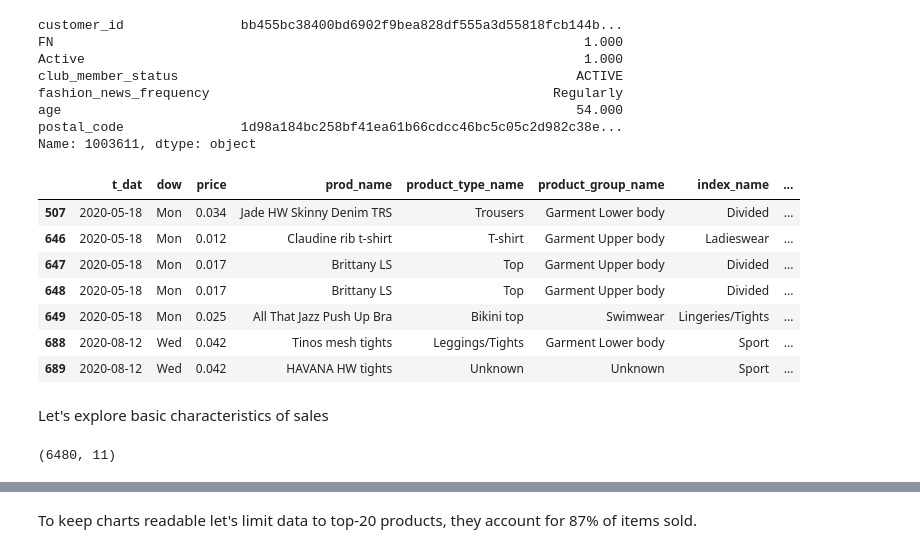
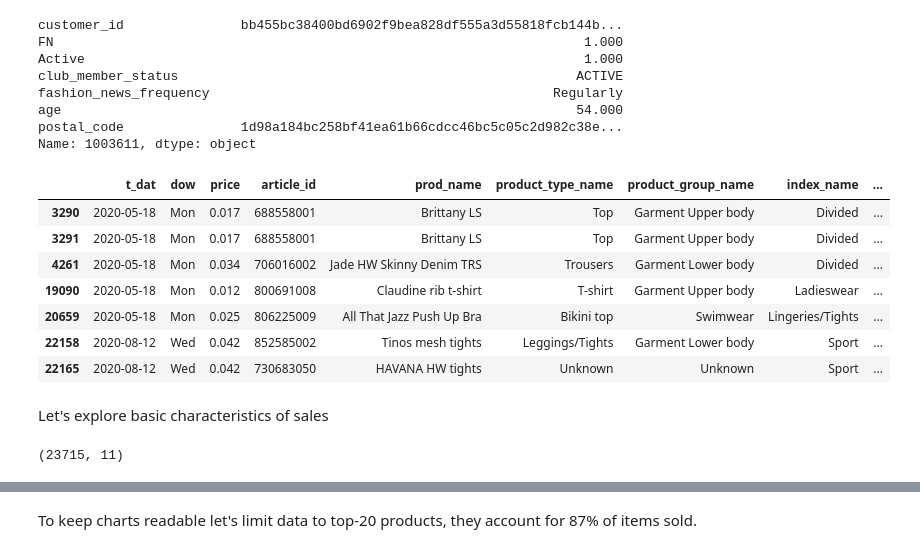
Before and after one commit to stameser/kaggle-hm, a Jupyter notebook: notebooks/transaction_exploration.ipynb, the cells around one changed output, grey strips where cells are left out. Cells and saved outputs as stored; diff of their text form; code cells hidden in the pictures.

```diff
--- a/notebooks/transaction_exploration.ipynb
+++ b/notebooks/transaction_exploration.ipynb
@@ -6,40 +8,42 @@ from kaggle_hm.utils import init_nb
 
 init_nb()
 # %%
-c = pd.read_parquet('../data/clean/customers.parquet')
+customers = pd.read_parquet('../data/clean/customers.parquet')
 
-sample = c.sample(n=250, random_state=1)
+sample = customers.sample(n=1000, random_state=1)
 items = pd.read_parquet('../data/clean/articles.parquet')
 t = pd.read_parquet('../data/clean/transactions.parquet')
 t = t[t['customer_id'].isin(sample['customer_id'])]
 t_ext = t.merge(items[['article_id', 'prod_name', 'product_group_name', 'perceived_colour_master_name', 'index_name', 'product_type_name']])
 t_ext['dow'] = t_ext['t_dat'].dt.dayofweek.map({0: "Mon", 1: "Tue", 2: "Wed", 3: "Thu", 4: "Fri", 5: "Sat", 6: "Sun"})
+season_map = {1: 'Winter', 2: 'Winter', 3: 'Spring', 4: 'Spring', 5: 'Spring', 6: 'Summer', 7: 'Summer', 8: 'Summer', 9: 'Autumn', 10: 'Autumn', 11: 'Autumn', 12: 'Winter'}
+t_ext['season'] = t_ext['t_dat'].dt.month.map(season_map)
 # %%
 customer = sample.iloc[3]['customer_id']
 
 print(sample.iloc[3])
 
-t_ext[t_ext['customer_id'] == customer][['t_dat', 'dow', 'price', 'prod_name', 'product_type_name', 'product_group_name', 'index_name', 'perceived_colour_master_name', 'sales_channel_id']].sort_values('t_dat')
+t_ext[t_ext['customer_id'] == customer][['t_dat', 'dow', 'price', 'article_id', 'prod_name', 'product_type_name', 'product_group_name', 'index_name', 'perceived_colour_master_name', 'sales_channel_id']].sort_values('t_dat')
 # %% [output]
 customer_id               bb455bc38400bd6902f9bea828df555a3d55818fcb144b...
 FN                                                                    1.000
 Active                                                                1.000
 club_member_status                                                   ACTIVE
 fashion_news_frequency                                            Regularly
 age                                                                  54.000
 postal_code               1d98a184bc258bf41ea61b66cdcc46bc5c05c2d982c38e...
 Name: 1003611, dtype: object
-|  | t_dat | dow | price | prod_name | product_type_name | product_group_name | index_name | ... |
-| 507 | 2020-05-18 | Mon | 0.034 | Jade HW Skinny Denim TRS | Trousers | Garment Lower body | Divided | ... |
-| 646 | 2020-05-18 | Mon | 0.012 | Claudine rib t-shirt | T-shirt | Garment Upper body | Ladieswear | ... |
-| 647 | 2020-05-18 | Mon | 0.017 | Brittany LS | Top | Garment Upper body | Divided | ... |
-| 648 | 2020-05-18 | Mon | 0.017 | Brittany LS | Top | Garment Upper body | Divided | ... |
-| 649 | 2020-05-18 | Mon | 0.025 | All That Jazz Push Up Bra | Bikini top | Swimwear | Lingeries/Tights | ... |
-| 688 | 2020-08-12 | Wed | 0.042 | Tinos mesh tights | Leggings/Tights | Garment Lower body | Sport | ... |
-| 689 | 2020-08-12 | Wed | 0.042 | HAVANA HW tights | Unknown | Unknown | Sport | ... |
+|  | t_dat | dow | price | article_id | prod_name | product_type_name | product_group_name | index_name | ... |
+| 3290 | 2020-05-18 | Mon | 0.017 | 688558001 | Brittany LS | Top | Garment Upper body | Divided | ... |
+| 3291 | 2020-05-18 | Mon | 0.017 | 688558001 | Brittany LS | Top | Garment Upper body | Divided | ... |
+| 4261 | 2020-05-18 | Mon | 0.034 | 706016002 | Jade HW Skinny Denim TRS | Trousers | Garment Lower body | Divided | ... |
+| 19090 | 2020-05-18 | Mon | 0.012 | 800691008 | Claudine rib t-shirt | T-shirt | Garment Upper body | Ladieswear | ... |
+| 20659 | 2020-05-18 | Mon | 0.025 | 806225009 | All That Jazz Push Up Bra | Bikini top | Swimwear | Lingeries/Tights | ... |
+| 22158 | 2020-08-12 | Wed | 0.042 | 852585002 | Tinos mesh tights | Leggings/Tights | Garment Lower body | Sport | ... |
+| 22165 | 2020-08-12 | Wed | 0.042 | 730683050 | HAVANA HW tights | Unknown | Unknown | Sport | ... |
 # %% [markdown]
 Let's explore basic characteristics of sales
 # %%
 t_ext.shape
 # %% [output]
-(6480, 11)
+(23715, 11)
```
Also changed, not shown: parts of 30 cells of this notebook.
